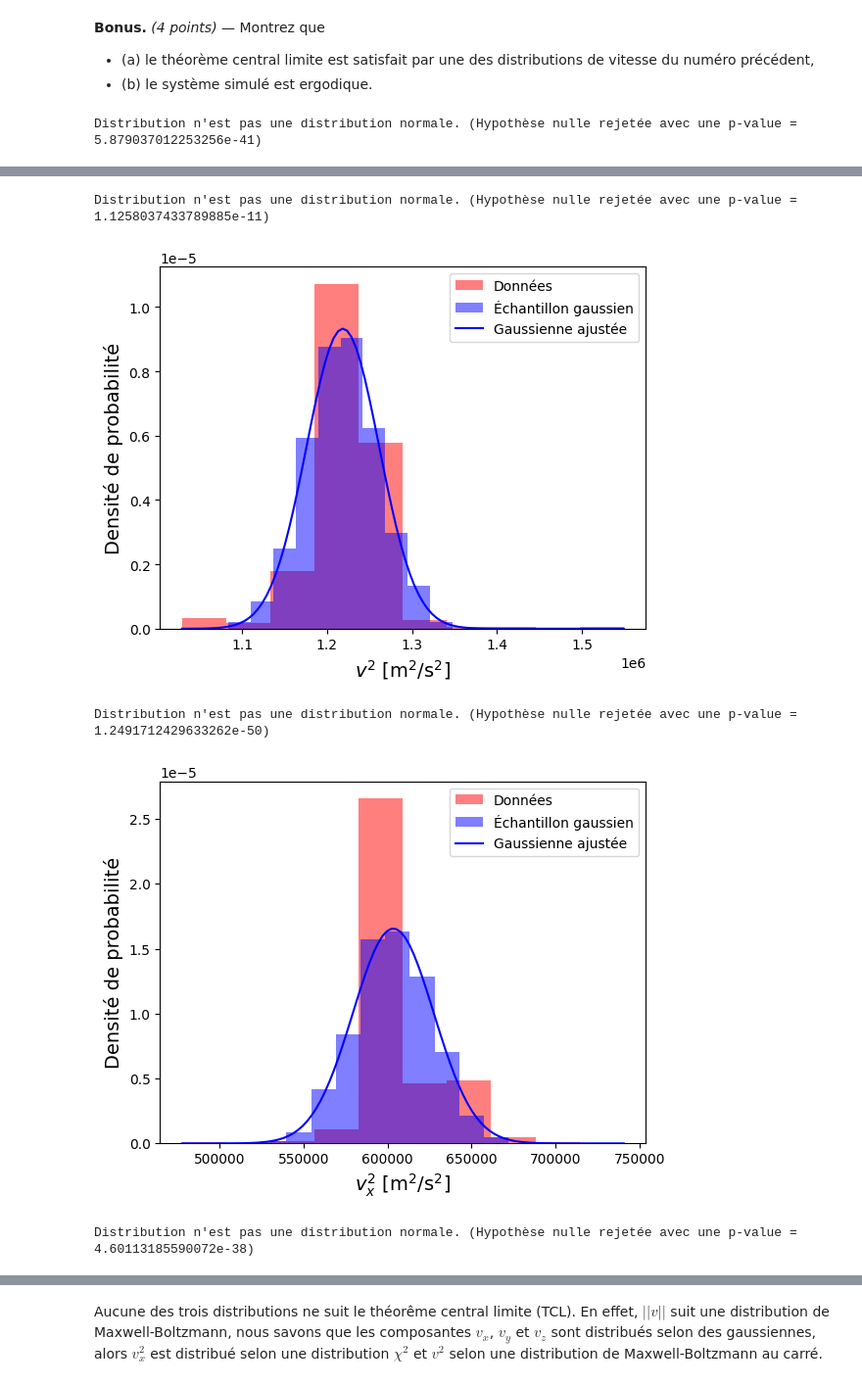
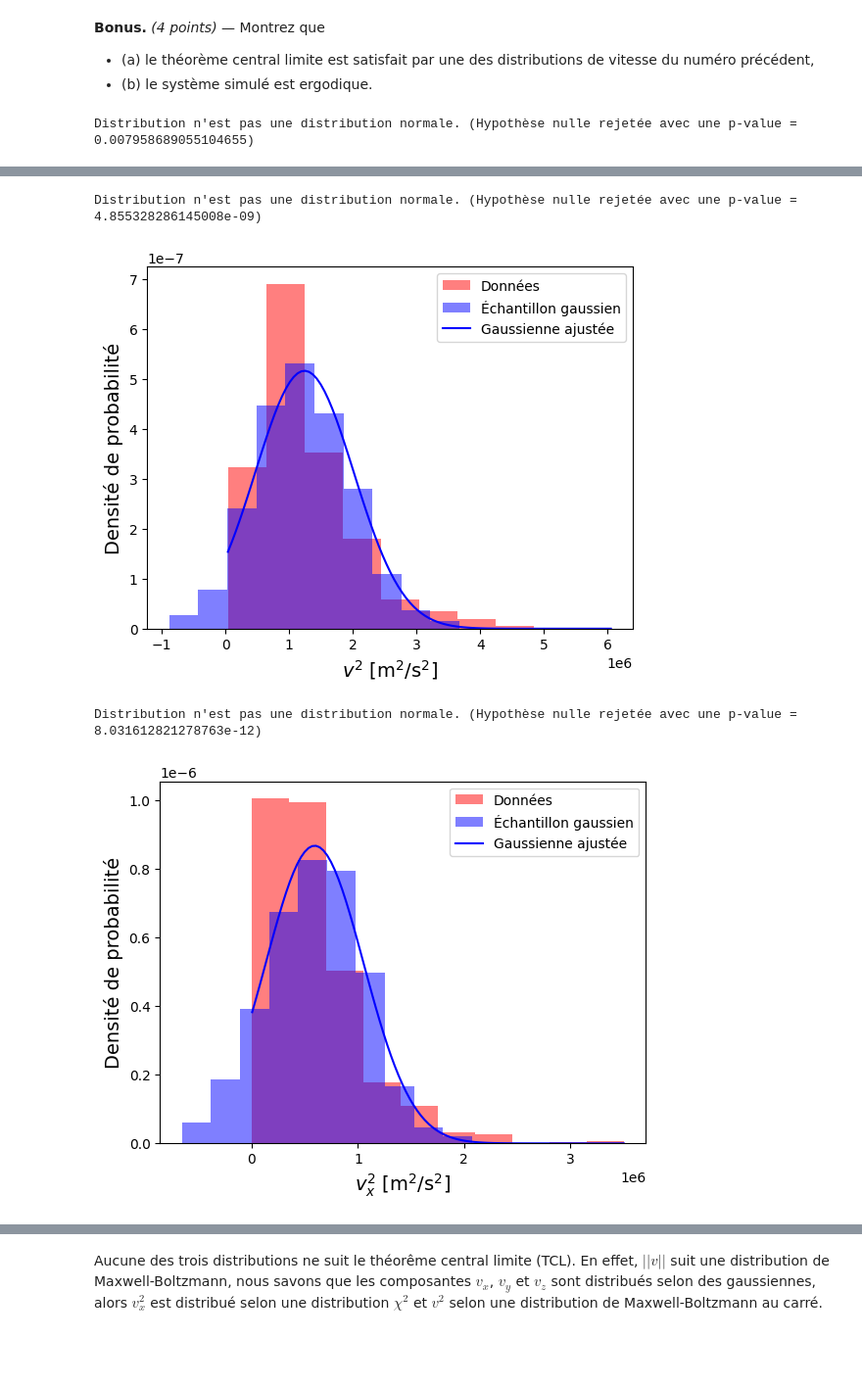
Before and after one commit to oliviergilbertastro/Laboratoires, a Jupyter notebook: PHY-3003/tdsTP_Part1_h25.ipynb, the cells around one changed output, grey strips where cells are left out. Shown at 98% size. Saved outputs shown, nothing was run; the diff lists cells and outputs as text; code cells hidden in the pictures; blank space fills up the shorter version.

```diff
--- a/PHY-3003/tdsTP_Part1_h25.ipynb
+++ b/PHY-3003/tdsTP_Part1_h25.ipynb
@@ -204,8 +204,8 @@ from random import gauss
 
 distribution_labels = [r"$||{\vec{v}}||$ [m/s]",r"$v^2$ [m$^2$/s$^2$]",r"$v_x^2$ [m$^2$/s$^2$]"]
 for i,distribution in enumerate([norme_vitesse,vitesse_scalaire_carre,vitesse_x_carre]):
-    N = 20 # taille de l'échantillon
-    distribution = np.array([np.mean(distribution[k:int(N*(k+1))]) for k in range(int(len(distribution)/N))])
+    N = 25 # taille de l'échantillon
+    distribution = np.array([np.mean(distribution[k*N:int(N*(k+1))]) for k in range(int(len(distribution)/N))])
     mu, std = norm.fit(distribution)
     stat = stats(distribution)
     distribution_label = distribution_labels[i]
@@ -231,4 +231,4 @@ for i,distribution in enumerate([norme_vitesse,vitesse_scalaire_carre,vitesse_x_
     plt.legend()
     plt.show()
 # %% [output]
-Distribution n'est pas une distribution normale. (Hypothèse nulle rejetée avec une p-value = 5.879037012253256e-41)
+Distribution n'est pas une distribution normale. (Hypothèse nulle rejetée avec une p-value = 0.007958689055104655)
@@ -236,5 +236,4 @@ Distribution n'est pas une distribution normale. (Hypothèse nulle rejetée avec
-Distribution n'est pas une distribution normale. (Hypothèse nulle rejetée avec une p-value = 1.1258037433789885e-11)
+Distribution n'est pas une distribution normale. (Hypothèse nulle rejetée avec une p-value = 4.855328286145008e-09)
-[figure, old version]
+[figure, new version]
-Distribution n'est pas une distribution normale. (Hypothèse nulle rejetée avec une p-value = 1.2491712429633262e-50)
+Distribution n'est pas une distribution normale. (Hypothèse nulle rejetée avec une p-value = 8.031612821278763e-12)
-[figure, old version]
+[figure, new version]
-Distribution n'est pas une distribution normale. (Hypothèse nulle rejetée avec une p-value = 4.60113185590072e-38)
```
Also changed, not shown: parts of 1 cell of this notebook.
